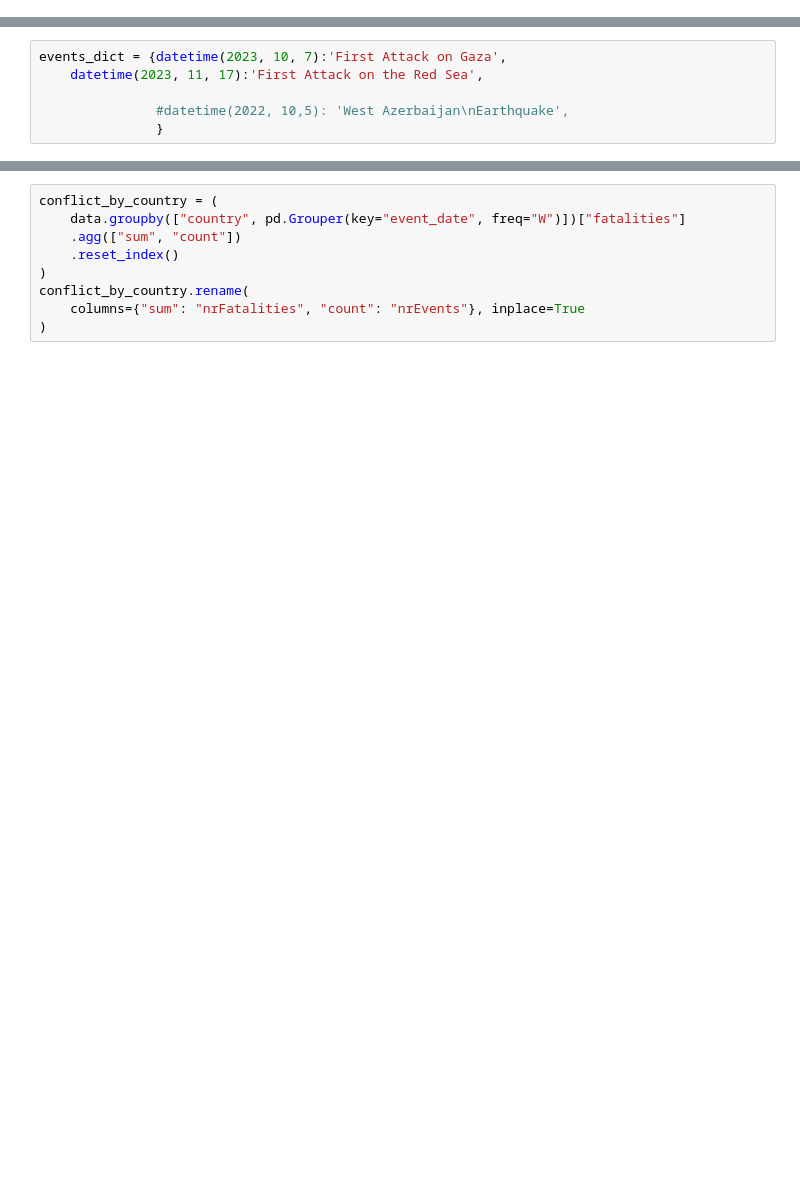
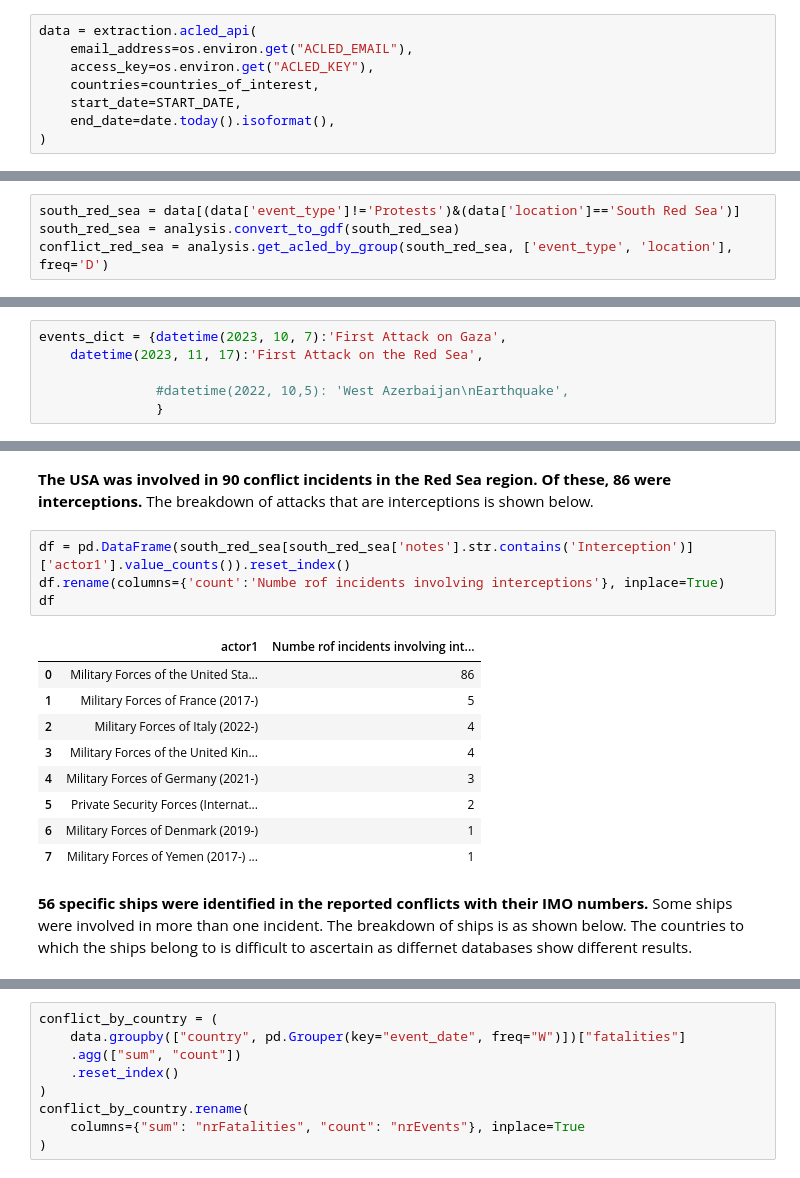
Before and after one commit to datapartnership/red-sea-monitoring, a Jupyter notebook: notebooks/conflict/acled.ipynb, the cells around one changed output, grey strips where cells are left out. Drawn from its saved outputs; the diff is of its cells as text; blank space fills up the shorter version.

```diff
--- a/notebooks/conflict/acled.ipynb
+++ b/notebooks/conflict/acled.ipynb
@@ -106,0 +49,8 @@ data["fatalities"] = data["fatalities"].astype("int")
+# %%
+data = extraction.acled_api(
+    email_address=os.environ.get("ACLED_EMAIL"),
+    access_key=os.environ.get("ACLED_KEY"),
+    countries=countries_of_interest,
+    start_date=START_DATE,
+    end_date=date.today().isoformat(),
+)
@@ -118,0 +61,4 @@ def convert_to_gdf(data):
+# %%
+south_red_sea = data[(data['event_type']!='Protests')&(data['location']=='South Red Sea')]
+south_red_sea = analysis.convert_to_gdf(south_red_sea)
+conflict_red_sea = analysis.get_acled_by_group(south_red_sea, ['event_type', 'location'], freq='D')
@@ -358,0 +331,18 @@ gdf = convert_to_gdf(data)
+# %% [markdown]
+**The USA was involved in 90 conflict incidents in the Red Sea region. Of these, 86 were interceptions.** The breakdown of attacks that are interceptions is shown below.
+# %%
+df = pd.DataFrame(south_red_sea[south_red_sea['notes'].str.contains('Interception')]['actor1'].value_counts()).reset_index()
+df.rename(columns={'count':'Numbe rof incidents involving interceptions'}, inplace=True)
+df
+# %% [output]
+|  | actor1 | Numbe rof incidents involving int... |
+| 0 | Military Forces of the United Sta... | 86 |
+| 1 | Military Forces of France (2017-) | 5 |
+| 2 | Military Forces of Italy (2022-) | 4 |
+| 3 | Military Forces of the United Kin... | 4 |
+| 4 | Military Forces of Germany (2021-) | 3 |
+| 5 | Private Security Forces (Internat... | 2 |
+| 6 | Military Forces of Denmark (2019-) | 1 |
+| 7 | Military Forces of Yemen (2017-) ... | 1 |
+# %% [markdown]
+**56 specific ships were identified in the reported conflicts with their IMO numbers.** Some ships were involved in more than one incident. The breakdown of ships is as shown below. The countries to which the ships belong to is difficult to ascertain as differnet databases show different results.
```
Also changed, not shown: parts of 42 cells of this notebook, 3 other files.
